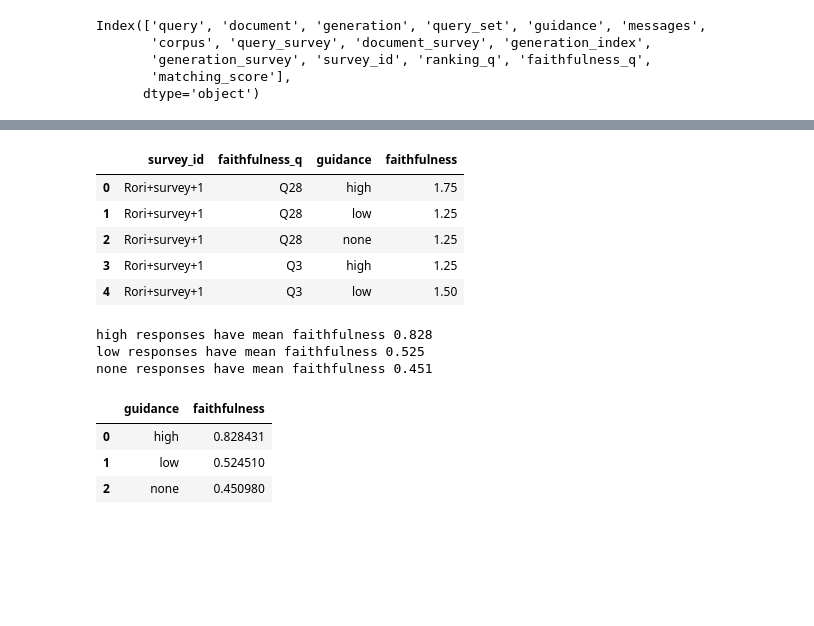
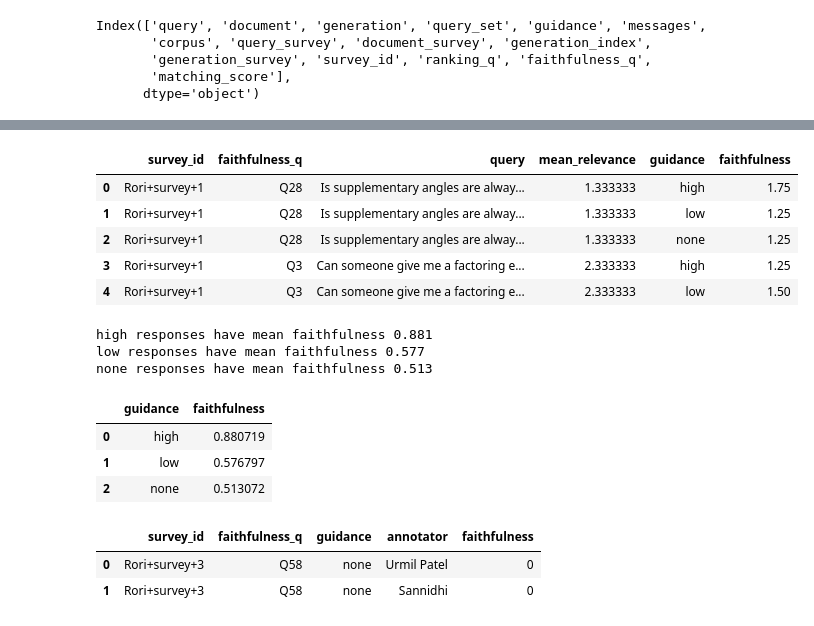
Before and after one commit to DigitalHarborFoundation/rag-for-math-qa, a Jupyter notebook: notebooks/SurveyDataAnalysis.ipynb, the cells around one changed output, grey strips where cells are left out. Drawn from its saved outputs; the diff is of its cells as text; code cells hidden in the pictures; blank space fills up the shorter version.

```diff
--- a/notebooks/SurveyDataAnalysis.ipynb
+++ b/notebooks/SurveyDataAnalysis.ipynb
@@ -1003,7 +1004,7 @@ metric_pretty_name_map = {
 
 guidance_short_name_map = {
     "none": "None",
-    "extract_relevant": "IE",
+    "extract_relevant": "IR",
     "low": "Low",
     "medium": "M",
     "high": "High",
@@ -1033,3 +1034,7 @@ fig.savefig(figures_dir / "guidance_autometrics.pdf", bbox_inches="tight", pad_i
 plt.show()
 # %% [output]
 [figure]
+# %%
+# merge in relevance
+autometric_relevance_df = autometric_df.merge(mean_relevance_series, on="query")
+autometric_relevance_df.head(1)
@@ -1035,0 +1044,9 @@ plt.show()
+# %%
+for guidance in ["none", "low", "high", "all"]:
+    for metric in ["f1", "bleurt", "bertscore"]:
+        if guidance == "all":
+            sdf = autometric_relevance_df
+        else:
+            sdf = autometric_relevance_df[autometric_relevance_df.guidance == guidance]
+        r, p = scipy.stats.pearsonr(sdf[metric], sdf.mean_relevance)
+        print(f"{metric=} {guidance=} n={len(sdf)} r={r:.4f} (p={p:.4f}, p_bonf.={p*9:.4f})")
@@ -1412,10 +1437,10 @@ survey_question_df[(survey_question_df.survey_id == "Rori+survey+2") & (survey_q
 # %%
-# map joined_df iloc 26 to survey_question_df iloc 15
+# map joined_df iloc 26 to the survey_question_df iloc that corresponds
 for survey_column in survey_question_df.columns:
     source_column = survey_column
     if survey_column in question_df.columns:
         source_column = survey_column + "_survey"
-    joined_df.loc[26, source_column] = survey_question_df.iloc[15][survey_column]
+    joined_df.loc[26, source_column] = survey_question_df.iloc[105][survey_column]
 joined_df.iloc[26]
 # %% [output]
 query                Can someone help me with what an irrational nu...
@@ -1590,40 +1642,49 @@ Annotators prefer none to high 53.47% of the time (n=144, count=77, conf=(0.4532
 # %%
 def get_numeric_faithfulness(faithfulness):
     if faithfulness == "Partial":
         return 1
     elif faithfulness == "Perfect":
         return 2
     else:
         return 0
 
 
 def get_mean_faithfulness(group):
     group = group.map(get_numeric_faithfulness)
     return group.mean()
 
 
 faithfulness_df = (
-    df.groupby(["survey_id", "faithfulness_q", "guidance"]).faithfulness.apply(get_mean_faithfulness).reset_index()
+    df.groupby(["survey_id", "faithfulness_q", "query", "mean_relevance", "guidance"])
+    .faithfulness.apply(get_mean_faithfulness)
+    .reset_index()
 )
 faithfulness_df.head()
 # %% [output]
-|  | survey_id | faithfulness_q | guidance | faithfulness |
-| 0 | Rori+survey+1 | Q28 | high | 1.75 |
-| 1 | Rori+survey+1 | Q28 | low | 1.25 |
-| 2 | Rori+survey+1 | Q28 | none | 1.25 |
-| 3 | Rori+survey+1 | Q3 | high | 1.25 |
-| 4 | Rori+survey+1 | Q3 | low | 1.50 |
+|  | survey_id | faithfulness_q | query | mean_relevance | guidance | faithfulness |
+| 0 | Rori+survey+1 | Q28 | Is supplementary angles are alway... | 1.333333 | high | 1.75 |
+| 1 | Rori+survey+1 | Q28 | Is supplementary angles are alway... | 1.333333 | low | 1.25 |
+| 2 | Rori+survey+1 | Q28 | Is supplementary angles are alway... | 1.333333 | none | 1.25 |
+| 3 | Rori+survey+1 | Q3 | Can someone give me a factoring e... | 2.333333 | high | 1.25 |
+| 4 | Rori+survey+1 | Q3 | Can someone give me a factoring e... | 2.333333 | low | 1.50 |
 # %%
 for guidance, group in faithfulness_df.groupby("guidance"):
     print(f"{guidance} responses have mean faithfulness {group.faithfulness.mean():.3f}")
+faithfulness_df.groupby("guidance").faithfulness.mean().reset_index()
 # %% [output]
-high responses have mean faithfulness 0.828
-low responses have mean faithfulness 0.525
-none responses have mean faithfulness 0.451
+high responses have mean faithfulness 0.881
+low responses have mean faithfulness 0.577
+none responses have mean faithfulness 0.513
+|  | guidance | faithfulness |
+| 0 | high | 0.880719 |
+| 1 | low | 0.576797 |
+| 2 | none | 0.513072 |
 # %%
-faithfulness_df.groupby("guidance").faithfulness.mean().reset_index()
+# create an annotator-level faithfulness df
+annotator_faithfulness_df = df[["survey_id", "faithfulness_q", "guidance", "annotator", "faithfulness"]].copy()
+annotator_faithfulness_df["faithfulness"] = annotator_faithfulness_df.faithfulness.map(get_numeric_faithfulness)
+annotator_faithfulness_df.head(2)
 # %% [output]
-|  | guidance | faithfulness |
-| 0 | high | 0.828431 |
-| 1 | low | 0.524510 |
-| 2 | none | 0.450980 |
+|  | survey_id | faithfulness_q | guidance | annotator | faithfulness |
+| 0 | Rori+survey+3 | Q58 | none | Urmil Patel | 0 |
+| 1 | Rori+survey+3 | Q58 | none | Sannidhi | 0 |
```
Also changed, not shown: parts of 49 cells of this notebook, 11 other files.
